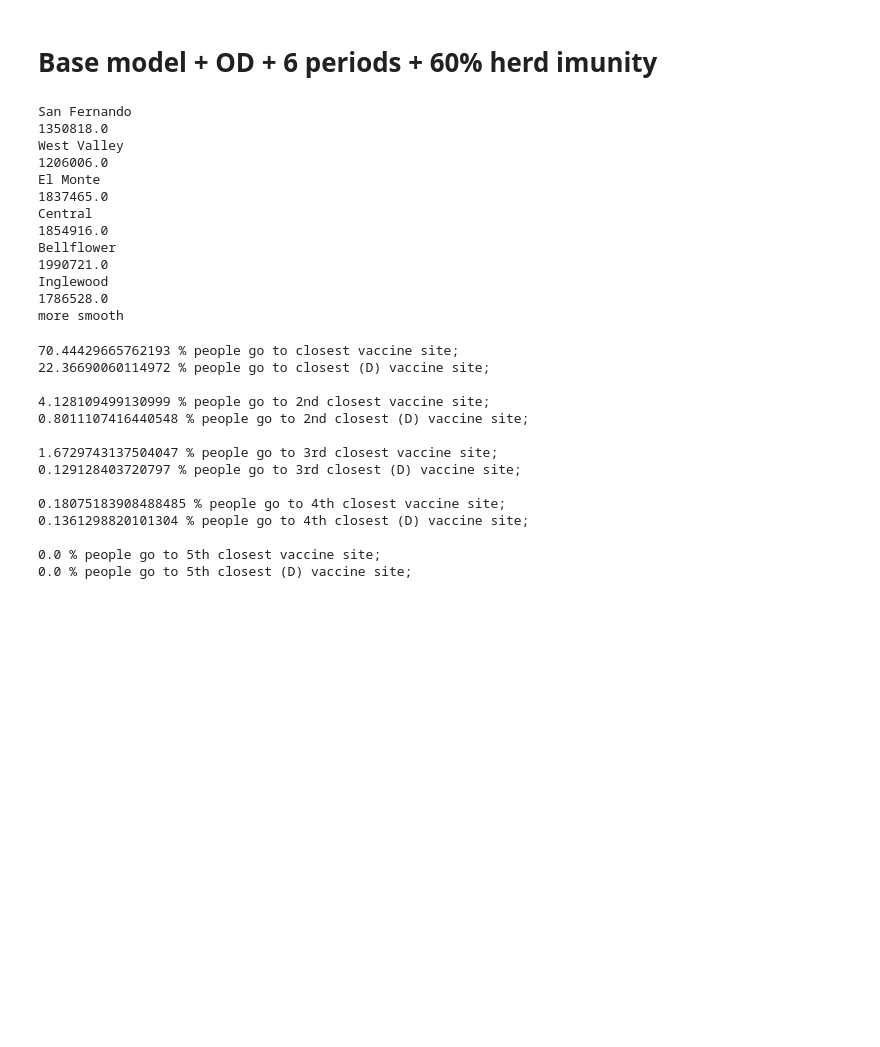
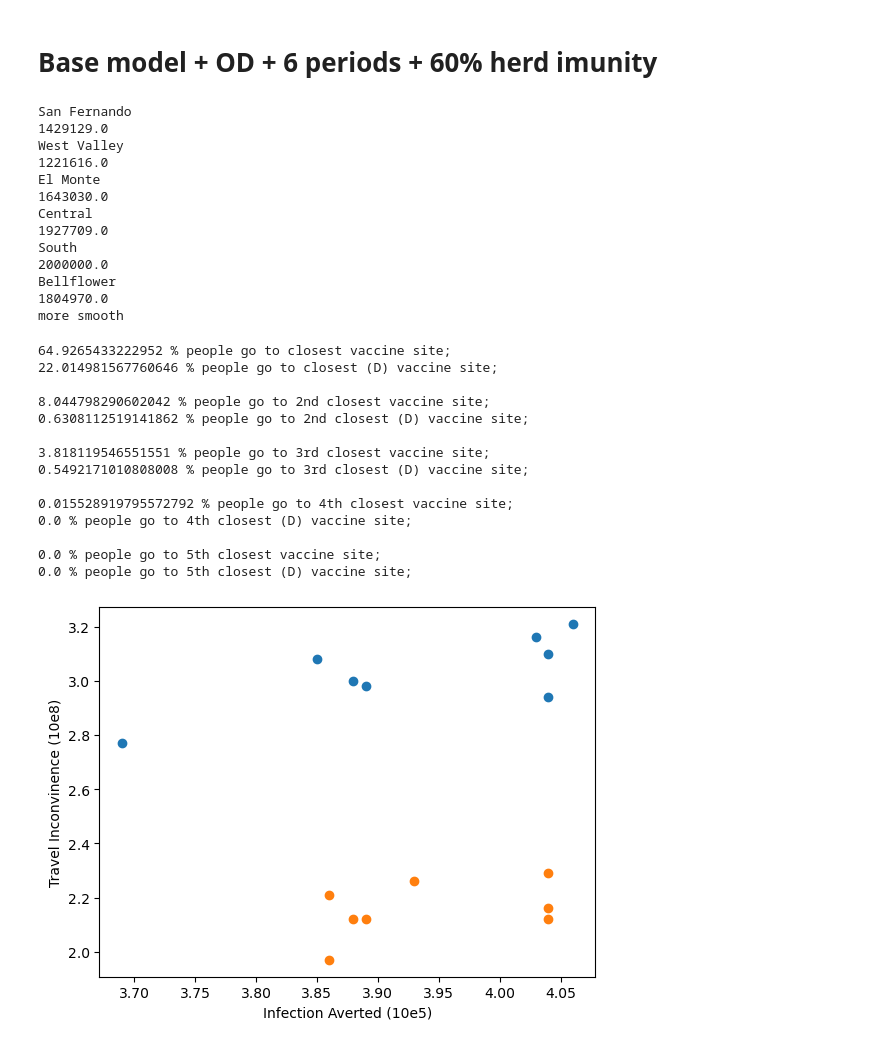
Before and after one commit to suyanpengzhang/Vaccination-Allocation, a Jupyter notebook: Resource Allocation Results Analysis-OD, herd immunity.ipynb, the cells around one changed output. Drawn from its saved outputs; the diff is of its cells as text; code cells hidden in the pictures; blank space fills up the shorter version.

```diff
--- a/Resource Allocation Results Analysis-OD, herd immunity.ipynb
+++ b/Resource Allocation Results Analysis-OD, herd immunity.ipynb
@@ -32,7 +32,7 @@ for i in range(26):
 #dfodt = pd.read_pickle('base_od_4time.pkl')#update
 #dfherd = pd.read_pickle('vars_basecase_od_time_herd.pkl')
 #dfrand = pd.read_pickle('vars_basecase_od_time_herd_case60100.pkl')
-dfrand = pd.read_pickle('base_od_4time_popweighted.pkl')
+dfrand = pd.read_pickle('base_od_4time_prvweighted.pkl')
 
 districts = {0: 'Antelope Valley',
              1: 'East Valley',
@@ -222,17 +222,17 @@ for site in sites:
 print('more smooth')
 # %% [output]
 San Fernando
-1350818.0
+1429129.0
 West Valley
-1206006.0
+1221616.0
 El Monte
-1837465.0
+1643030.0
 Central
-1854916.0
+1927709.0
+South
+2000000.0
 Bellflower
-1990721.0
-Inglewood
-1786528.0
+1804970.0
 more smooth
 # %%
 #print(np.where(flow_matrix[0]>0)[0][0])
@@ -391,17 +391,33 @@ print(100*(fourth_odd)/sum(total_pop),'% people go to 4th closest (D) vaccine si
 print(100*(fifth+fifth_odo)/sum(total_pop),'% people go to 5th closest vaccine site;')
 print(100*(fifth_odd)/sum(total_pop),'% people go to 5th closest (D) vaccine site;\n')
 # %% [output]
-70.44429665762193 % people go to closest vaccine site;
-22.36690060114972 % people go to closest (D) vaccine site;
+64.9265433222952 % people go to closest vaccine site;
+22.014981567760646 % people go to closest (D) vaccine site;
 
-4.128109499130999 % people go to 2nd closest vaccine site;
-0.8011107416440548 % people go to 2nd closest (D) vaccine site;
+8.044798290602042 % people go to 2nd closest vaccine site;
+0.6308112519141862 % people go to 2nd closest (D) vaccine site;
 
-1.6729743137504047 % people go to 3rd closest vaccine site;
-0.129128403720797 % people go to 3rd closest (D) vaccine site;
+3.818119546551551 % people go to 3rd closest vaccine site;
+0.5492171010808008 % people go to 3rd closest (D) vaccine site;
 
-0.18075183908488485 % people go to 4th closest vaccine site;
-0.1361298820101304 % people go to 4th closest (D) vaccine site;
+0.015528919795572792 % people go to 4th closest vaccine site;
+0.0 % people go to 4th closest (D) vaccine site;
 
 0.0 % people go to 5th closest vaccine site;
 0.0 % people go to 5th closest (D) vaccine site;
+# %%
+ia = np.array([3.69,3.86,4.03,3.93,4.06,4.04,4.04,4.04,3.89,3.88,4.04,4.04,3.88,3.89,3.85,3.86])
+ti = np.array([2.77,1.97,3.16,2.26,3.21,2.29,2.94,2.12,2.98,2.12,3.1,2.16,3,2.12,3.08,2.21])
+import matplotlib.pyplot as plt
+ia1 = [ia[i] for i in range(0,len(ia),2)]
+ia2 = [ia[i] for i in range(1,len(ia),2)]
+ti1 = [ti[i] for i in range(0,len(ti),2)]
+ti2 = [ti[i] for i in range(1,len(ti),2)]
+
+plt.scatter(ia1, ti1)
+plt.scatter(ia2, ti2)
+plt.xlabel("Infection Averted (10e5)")
+plt.ylabel("Travel Inconvinence (10e8)")
+plt.show()
+# %% [output]
+[figure, added]
```
Also changed, not shown: parts of 2 cells of this notebook, 16 other files.
